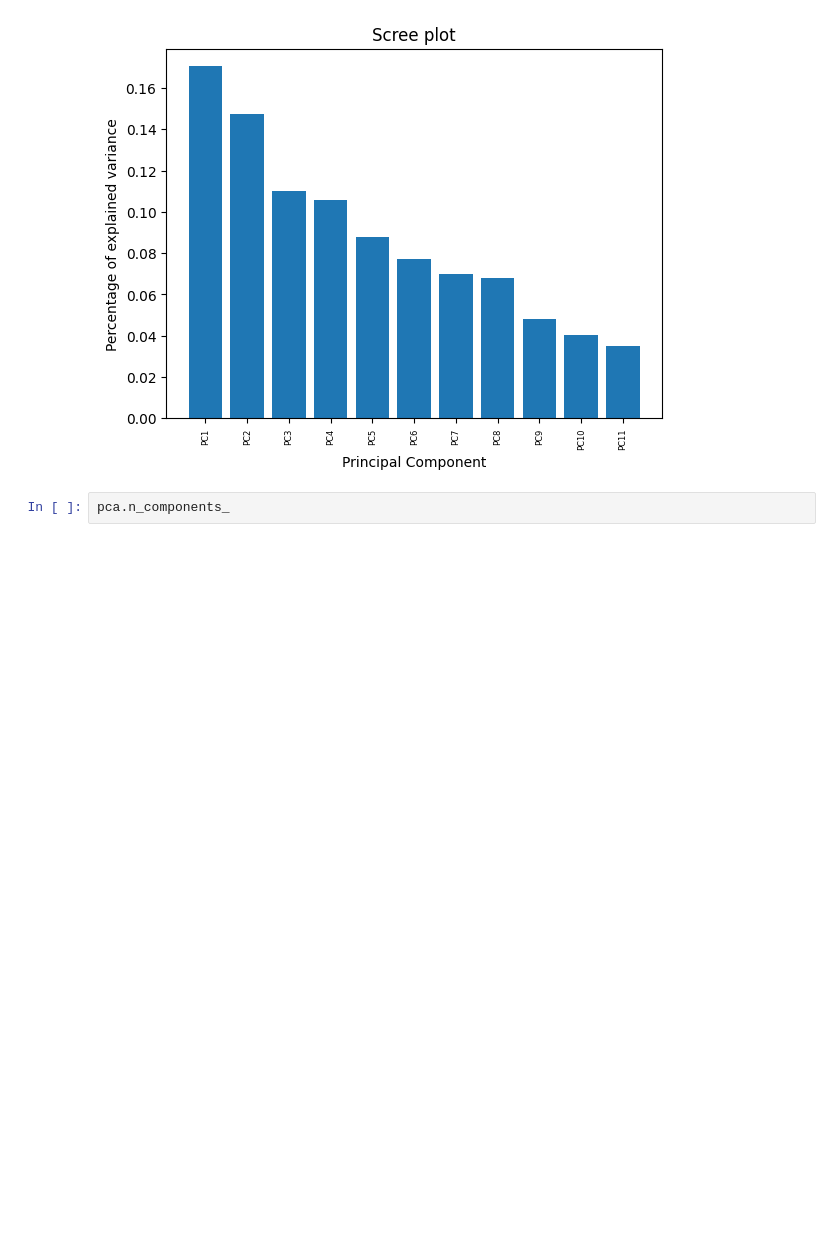
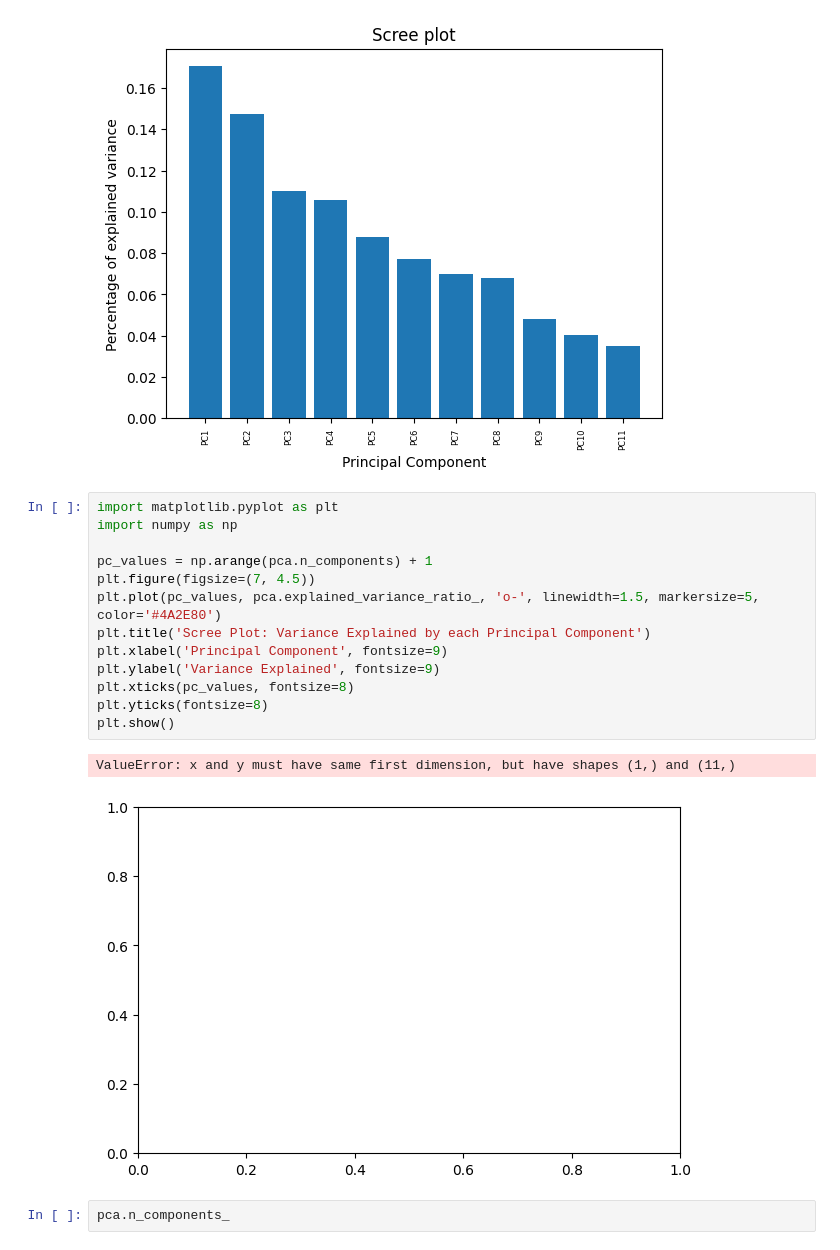
Before and after one commit to caitlinmag/DAV_CA1, a Jupyter notebook: GlobalEthicalBeautyIndex/MultiVariate_Analysis.ipynb, the cells around one changed output. Cells and saved outputs as stored; diff of their text form; blank space fills up the shorter version.

```diff
--- a/GlobalEthicalBeautyIndex/MultiVariate_Analysis.ipynb
+++ b/GlobalEthicalBeautyIndex/MultiVariate_Analysis.ipynb
@@ -177,6 +177,22 @@ plt.title("Scree plot")
 plt.show()
 # %% [output]
 [figure]
+# %%
+import matplotlib.pyplot as plt
+import numpy as np
+
+pc_values = np.arange(pca.n_components) + 1
+plt.figure(figsize=(7, 4.5))
+plt.plot(pc_values, pca.explained_variance_ratio_, 'o-', linewidth=1.5, markersize=5, color='#4A2E80')
+plt.title('Scree Plot: Variance Explained by each Principal Component')
+plt.xlabel('Principal Component', fontsize=9)
+plt.ylabel('Variance Explained', fontsize=9)
+plt.xticks(pc_values, fontsize=8)
+plt.yticks(fontsize=8)
+plt.show()
+# %% [output]
+ValueError: x and y must have same first dimension, but have shapes (1,) and (11,)
+[figure, added]
 # %%
 pca.n_components_
 # %% [output]
```
Also changed, not shown: parts of 7 cells of this notebook, 7 other files.
